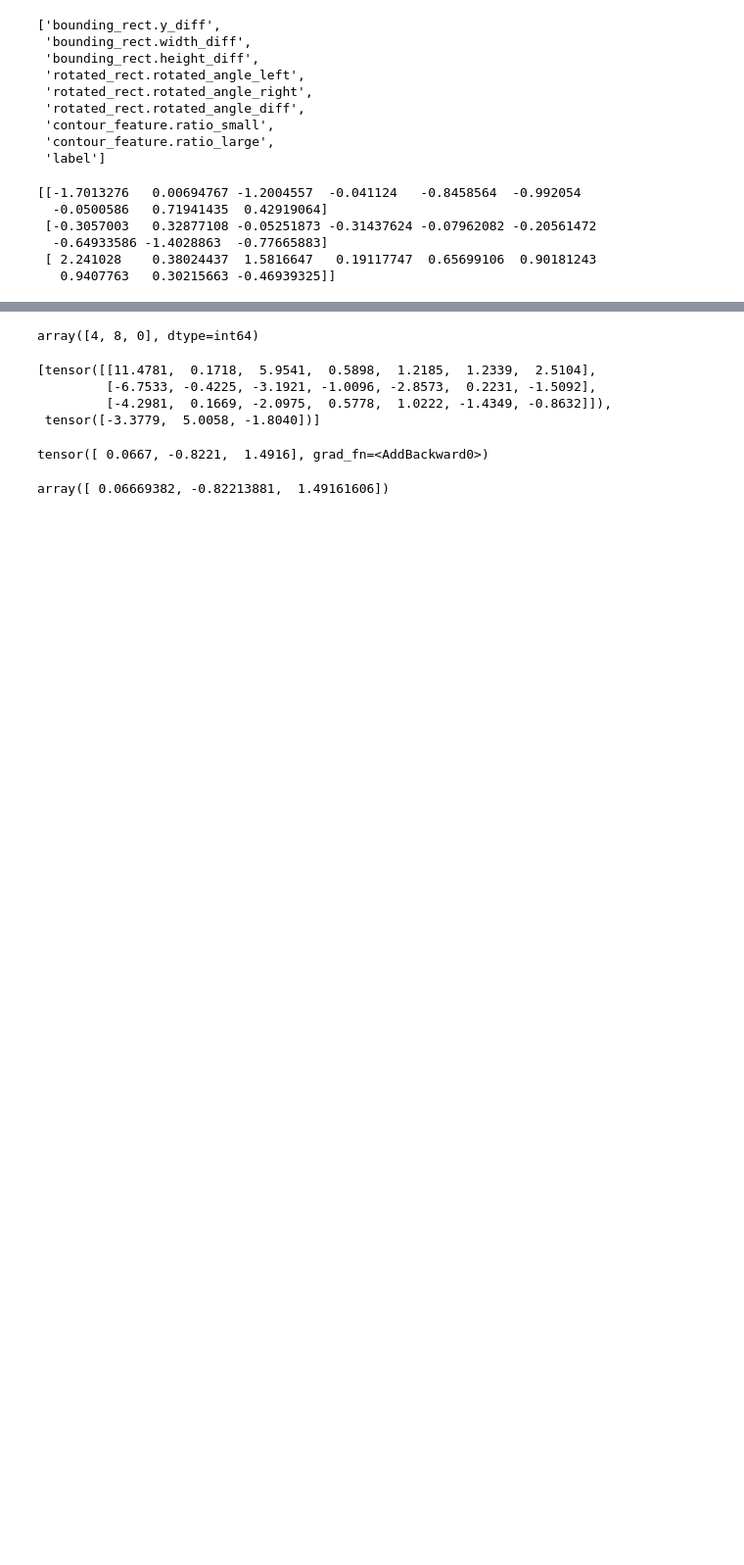
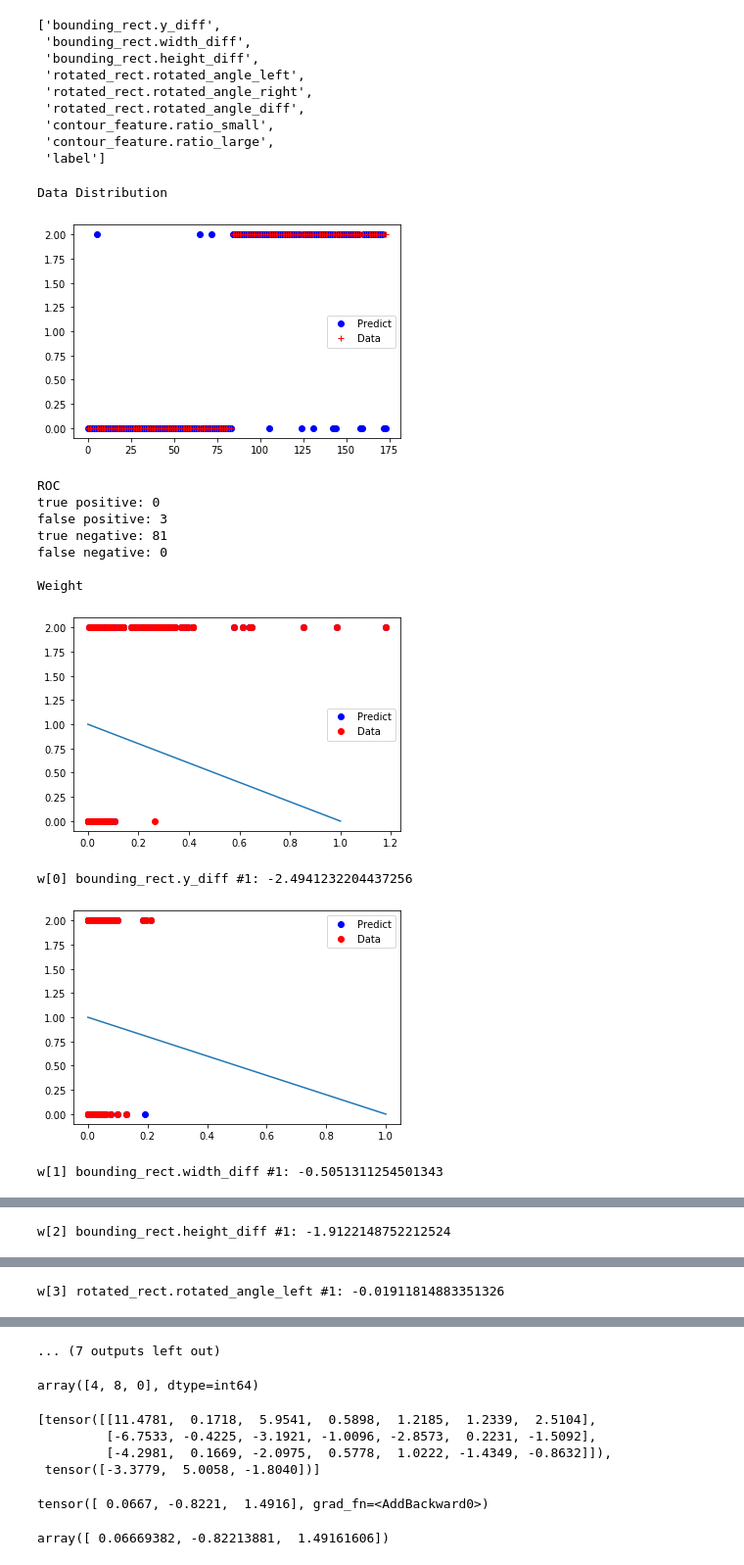
Before and after one commit to RoboVigor/RV-AutoAim, a Jupyter notebook: model/pair-multiclass.ipynb, the cells around one changed output, grey strips where cells are left out. Shown at 98% size. Cells and saved outputs as stored; diff of their text form; code cells hidden in the pictures; blank space fills up the shorter version.

```diff
--- a/model/pair-multiclass.ipynb
+++ b/model/pair-multiclass.ipynb
@@ -192,38 +190,45 @@ def analyse(x_anls, y_anls, threshold):
     print('false negative: {}\n'.format(num_false_negative))
 
     # Weight
     x = np.linspace(0,1)
     w = [wi.data.cpu() for wi in model.parameters()]
     w = torch.cat((w[0][0],w[1])).numpy()
     print('Weight')
     b = w[-1]
     for i in range(input_size):
         a = w[i]
         y = a*x+b
         plt.plot(x, (y-y.min())/(y.max()-y.min()), linestyle='-')
         plt.plot(x_anls[:, i], y_pred, 'bo', label='Predict')
         plt.plot(x_anls[:, i], y_anls, 'ro', label='Data')
         plt.legend()
         plt.show()
         _1, _2 = i%(len(header) - 1), int((i+1)/len(header)+1)
         print('w[{}] {} #{}: {}'.format(i, header[_1], _2, w[i]))
 # Save
 def save(filename):
     autoaim.helpers.new_csv(filename, header[:-1])
     w = [wi.data.cpu() for wi in model.parameters()]
     w = torch.cat((w[0], w[1].reshape(3,1)),1)
     w = w.numpy()
     for row in w:
         autoaim.helpers.append_csv(filename, row)
 
 with torch.no_grad():
-#     x_test, y_test,*_ = load('test.csv', 0)
+    # x_test, y_test,_ = load('test.csv')
     save('weights/pair.csv')
-    # analyse(x_test, y_test, 0.5)
+    analyse(x_test, y_test, 0.5)
 # %% [output]
-[[-1.7013276   0.00694767 -1.2004557  -0.041124   -0.8458564  -0.992054
-  -0.0500586   0.71941435  0.42919064]
- [-0.3057003   0.32877108 -0.05251873 -0.31437624 -0.07962082 -0.20561472
-  -0.64933586 -1.4028863  -0.77665883]
- [ 2.241028    0.38024437  1.5816647   0.19117747  0.65699106  0.90181243
-   0.9407763   0.30215663 -0.46939325]]
+Data Distribution
+[figure, added]
+ROC
+true positive: 0
+false positive: 3
+true negative: 81
+false negative: 0
+
+Weight
+[figure, added]
+w[0] bounding_rect.y_diff #1: -2.4941232204437256
+[figure, added]
+w[1] bounding_rect.width_diff #1: -0.5051311254501343
@@ -229,0 +236 @@ with torch.no_grad():
+w[2] bounding_rect.height_diff #1: -1.9122148752212524
@@ -229,0 +238 @@ with torch.no_grad():
+w[3] rotated_rect.rotated_angle_left #1: -0.01911814883351326
@@ -230,3 +240,4 @@ with torch.no_grad():
+... (7 outputs left out)
 # %%
 _, w_pair = autoaim.helpers.read_csv('pair.csv')
 w_pair = np.array(w_pair).reshape(3, 9)
```
Also changed, not shown: parts of 3 cells of this notebook, 6 other files.
